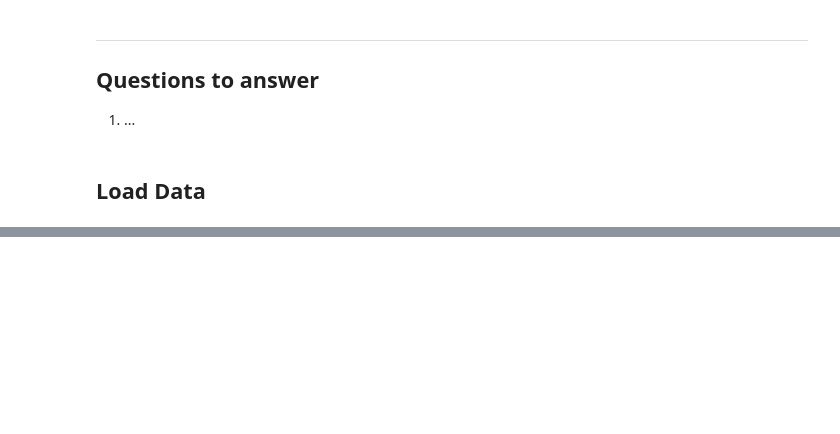
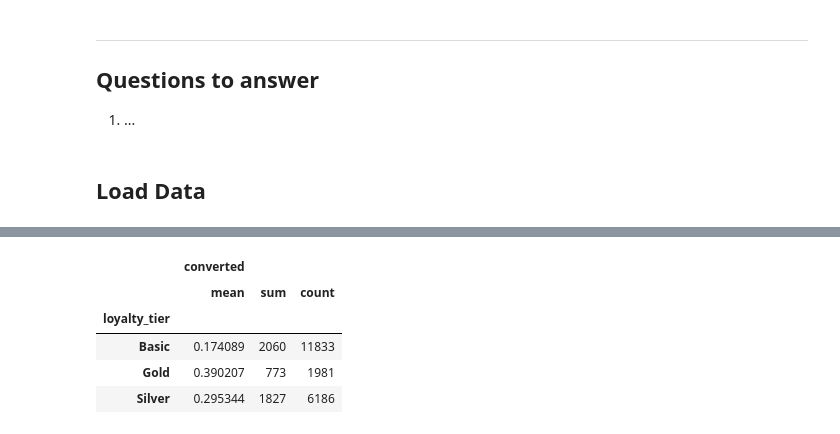
Before and after one commit to jwalluww/MarketingScience, a Jupyter notebook: uplift-promotions/notebooks/uplift_model.ipynb, the cells around one changed output, grey strips where cells are left out. Cells and saved outputs as stored; diff of their text form; code cells hidden in the pictures; blank space fills up the shorter version.

```diff
--- a/uplift-promotions/notebooks/uplift_model.ipynb
+++ b/uplift-promotions/notebooks/uplift_model.ipynb
@@ -58,0 +197,10 @@ CALIBRATION_END = pd.Timestamp('2024-06-30')
+# %%
+grouped = df.groupby('loyalty_tier').agg({'converted': ['mean','sum', 'count']})
+grouped
+# %% [output]
+|  | converted |  |  |
+|  | mean | sum | count |
+| loyalty_tier |  |  |  |
+| Basic | 0.174089 | 2060 | 11833 |
+| Gold | 0.390207 | 773 | 1981 |
+| Silver | 0.295344 | 1827 | 6186 |
```
Also changed, not shown: parts of 29 cells of this notebook, 1 other file.
